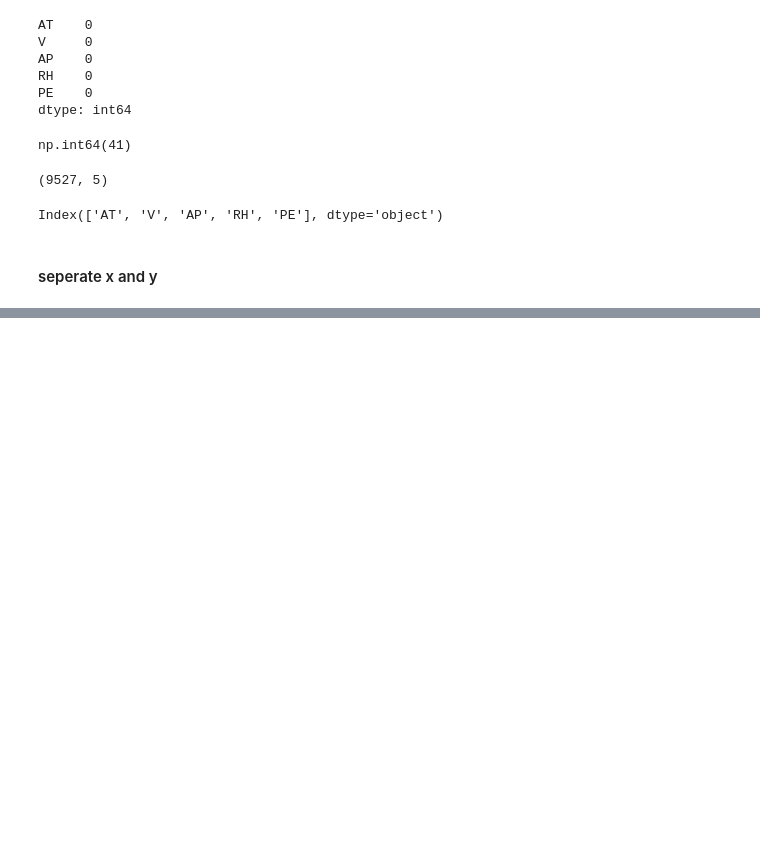
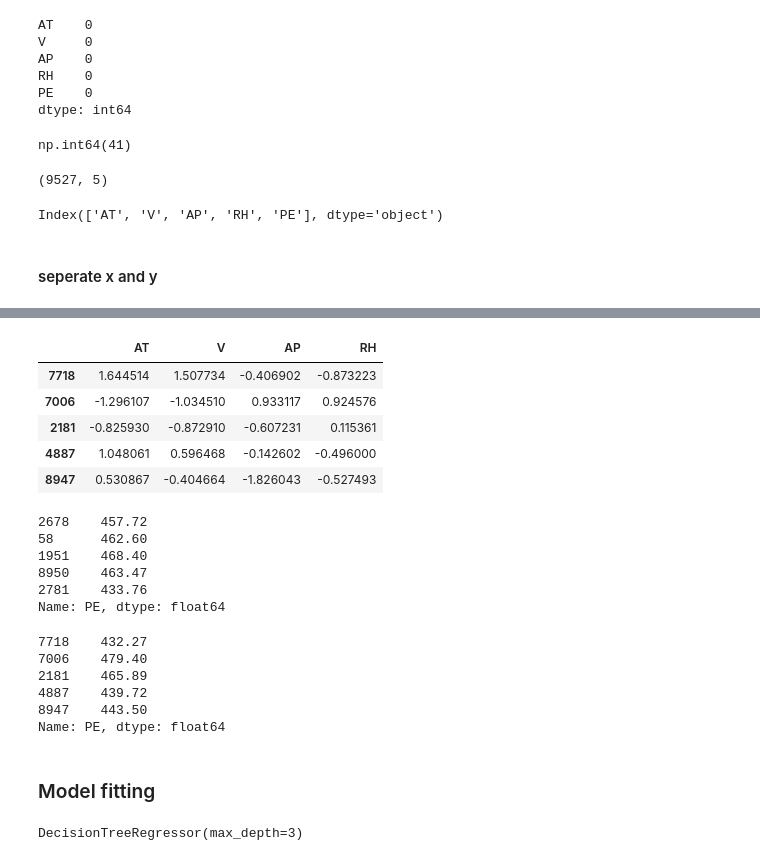
Before and after one commit to varshum12/ML-10-Act-25-, a Jupyter notebook: Decision Tree Regression/DT regression power plant .ipynb, the cells around one changed output, grey strips where cells are left out. Drawn from its saved outputs; the diff is of its cells as text; code cells hidden in the pictures; blank space fills up the shorter version.

```diff
--- a/Decision Tree Regression/DT regression power plant .ipynb
+++ b/Decision Tree Regression/DT regression power plant .ipynb
@@ -71,0 +132,29 @@ y =  df['PE']
+# %%
+x_test.head()
+# %% [output]
+|  | AT | V | AP | RH |
+| 7718 | 1.644514 | 1.507734 | -0.406902 | -0.873223 |
+| 7006 | -1.296107 | -1.034510 | 0.933117 | 0.924576 |
+| 2181 | -0.825930 | -0.872910 | -0.607231 | 0.115361 |
+| 4887 | 1.048061 | 0.596468 | -0.142602 | -0.496000 |
+| 8947 | 0.530867 | -0.404664 | -1.826043 | -0.527493 |
+# %%
+y_train.head()
+# %% [output]
+2678    457.72
+58      462.60
+1951    468.40
+8950    463.47
+2781    433.76
+Name: PE, dtype: float64
+# %%
+y_test.head()
+# %% [output]
+7718    432.27
+7006    479.40
+2181    465.89
+4887    439.72
+8947    443.50
+Name: PE, dtype: float64
+# %% [markdown]
+### Model  fitting
@@ -71,0 +164,4 @@ y =  df['PE']
+# %%
+model.fit(x_train ,  y_train)
+# %% [output]
+DecisionTreeRegressor(max_depth=3)
```
Also changed, not shown: parts of 34 cells of this notebook.
